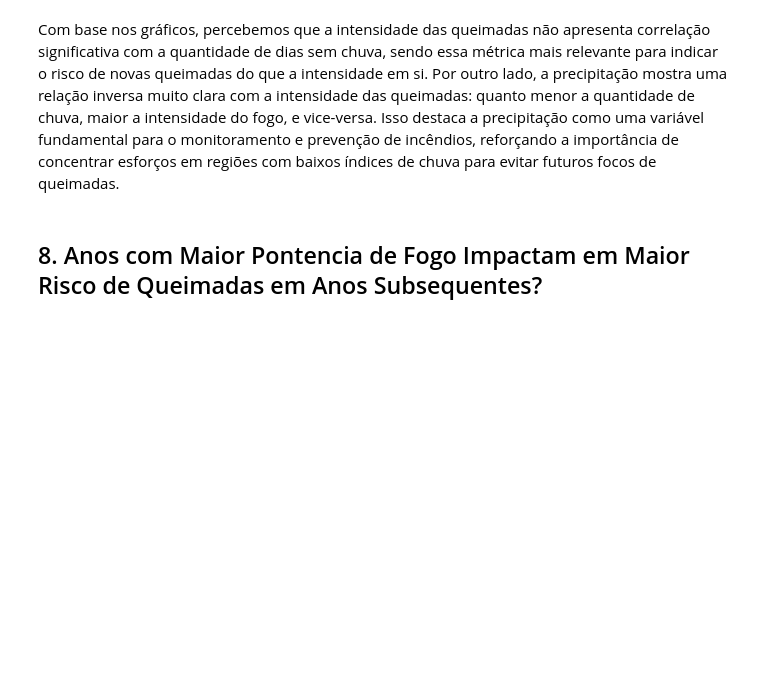
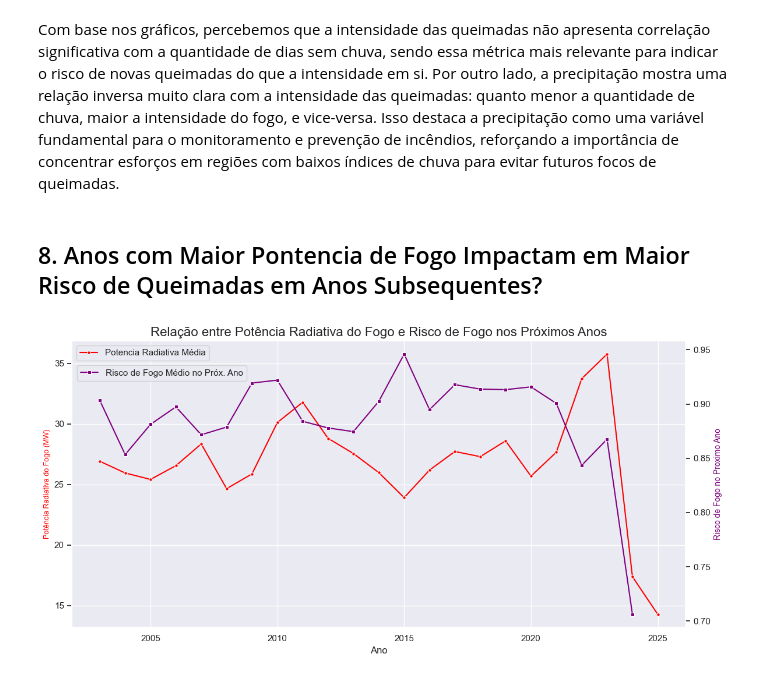
Before and after one commit to JoaoHeslin/Queimadas-Paraiba, a Jupyter notebook: Analises/relatorio.ipynb, the cells around one changed output. Cells and saved outputs as stored; diff of their text form; code cells hidden in the pictures; blank space fills up the shorter version.

```diff
--- a/Analises/relatorio.ipynb
+++ b/Analises/relatorio.ipynb
@@ -224,3 +191,24 @@ plt.show()
 Com base nos gráficos, percebemos que a intensidade das queimadas não apresenta correlação significativa com a quantidade de dias sem chuva, sendo essa métrica mais relevante para indicar o risco de novas queimadas do que a intensidade em si. Por outro lado, a precipitação mostra uma relação inversa muito clara com a intensidade das queimadas: quanto menor a quantidade de chuva, maior a intensidade do fogo, e vice-versa. Isso destaca a precipitação como uma variável fundamental para o monitoramento e prevenção de incêndios, reforçando a importância de concentrar esforços em regiões com baixos índices de chuva para evitar futuros focos de queimadas.
 # %% [markdown]
 ## 8. Anos com Maior Pontencia de Fogo Impactam em Maior Risco de Queimadas em Anos Subsequentes?
+# %%
+df_ano = df.groupby("ano").agg({ "potencia_radiativa_fogo": "mean", "risco_fogo": "mean"}).reset_index()
+df_ano["risco_fogo_prox_ano"] = df_ano["risco_fogo"].shift(-1)
+# %%
+fig,ax = plt.subplots(figsize=(12, 6))
+
+sns.lineplot(df_ano, x="ano", y="potencia_radiativa_fogo", label="Potencia Radiativa Média",ax=ax, color="red", marker="o", markersize=4)
+ax.set_xlabel("Ano")
+ax.set_ylabel("Potência Radiativa do Fogo (MW)", color="red", fontsize=9)
+
+ax1 = ax.twinx()
+sns.lineplot(df_ano, x="ano", y="risco_fogo_prox_ano", label="Risco de Fogo Médio no Próx. Ano",ax=ax1, color="purple", marker="s", markersize=4)
+ax1.legend(loc="upper left", bbox_to_anchor=(0.001, 0.93))
+ax1.grid(False)
+ax1.set_ylabel("Risco de Fogo no Proximo Ano", color="purple", fontsize=10)
+
+plt.title("Relação entre Potência Radiativa do Fogo e Risco de Fogo nos Próximos Anos", fontsize=16)
+plt.tight_layout()
+plt.show()
+# %% [output]
+[figure, added]
```
Also changed, not shown: parts of 2 cells of this notebook.
